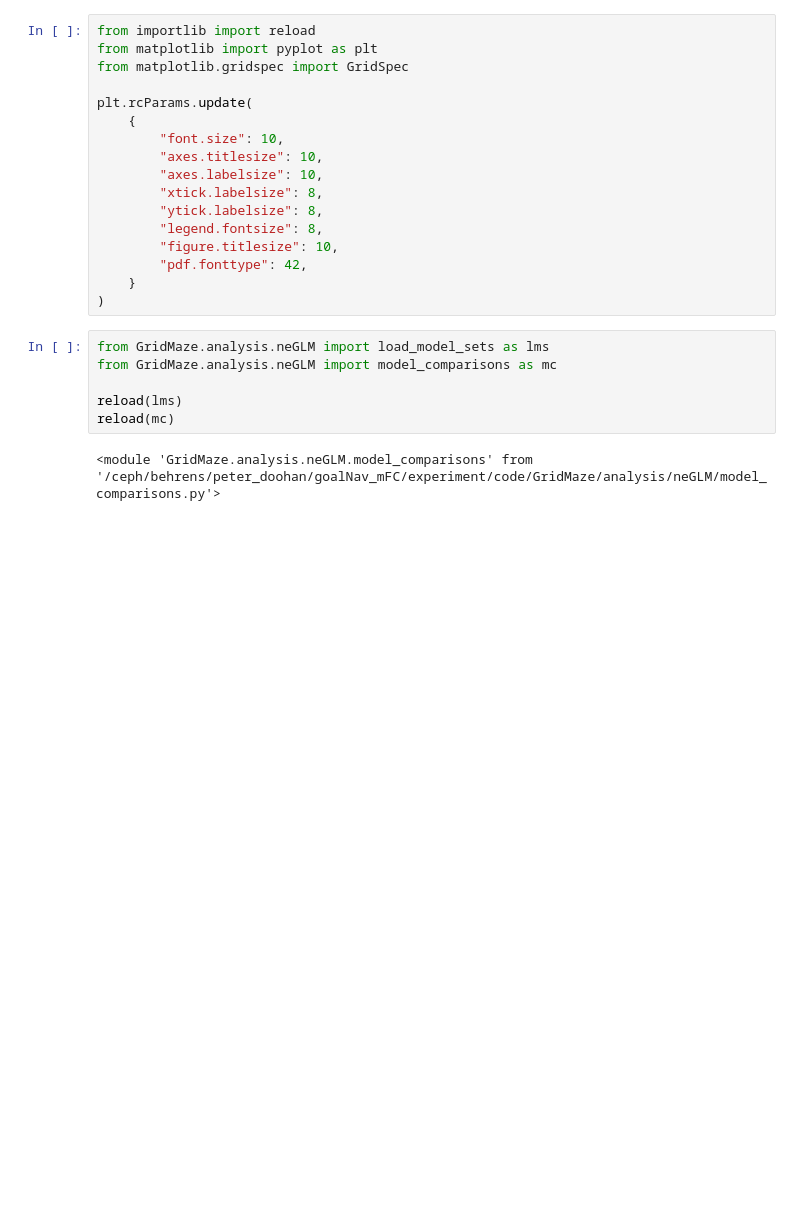
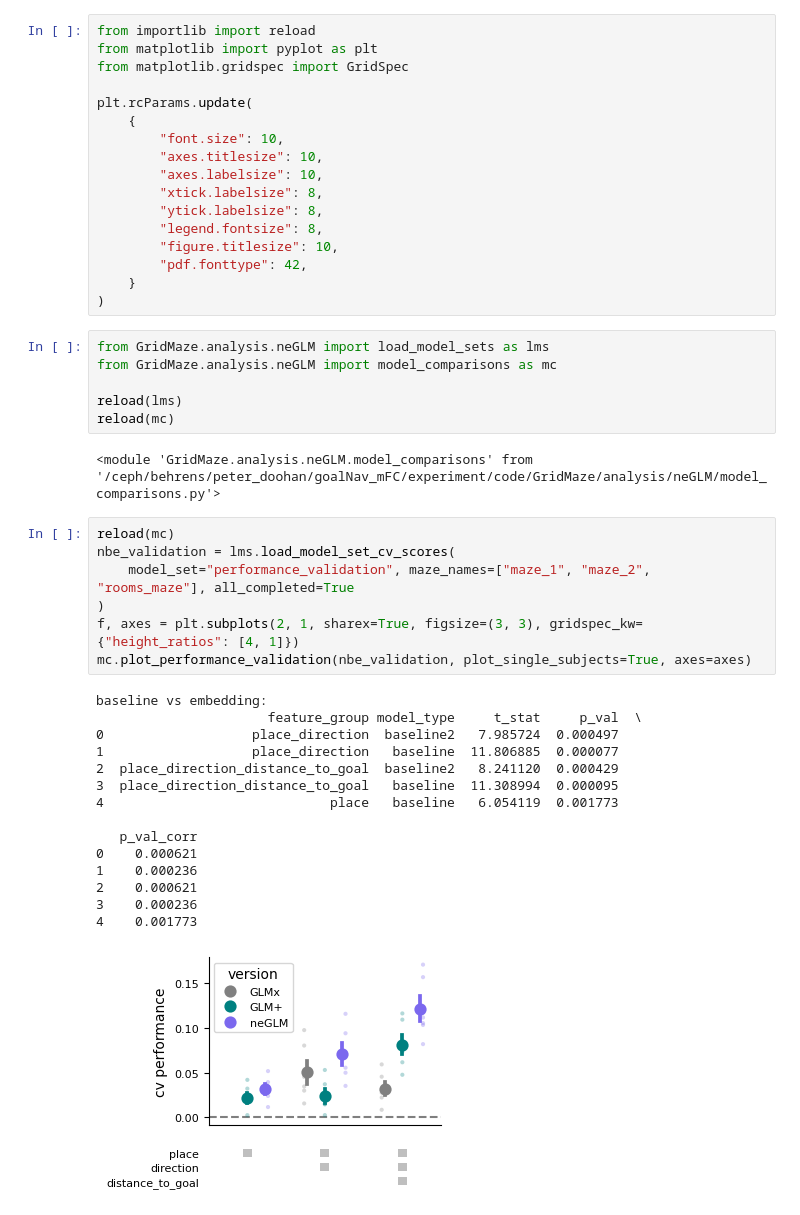
Before and after one commit to peterdoohan/GridMaze-mFC, a Jupyter notebook: Notebooks/6.neGLM.ipynb, the cells around one changed output. Cells and saved outputs as stored; diff of their text form; blank space fills up the shorter version.

```diff
--- a/Notebooks/6.neGLM.ipynb
+++ b/Notebooks/6.neGLM.ipynb
@@ -30,3 +30,26 @@ reload(lms)
 reload(mc)
 # %% [output]
 <module 'GridMaze.analysis.neGLM.model_comparisons' from '/ceph/behrens/peter_doohan/goalNav_mFC/experiment/code/GridMaze/analysis/neGLM/model_comparisons.py'>
+# %%
+reload(mc)
+nbe_validation = lms.load_model_set_cv_scores(
+    model_set="performance_validation", maze_names=["maze_1", "maze_2", "rooms_maze"], all_completed=True
+)
+f, axes = plt.subplots(2, 1, sharex=True, figsize=(3, 3), gridspec_kw={"height_ratios": [4, 1]})
+mc.plot_performance_validation(nbe_validation, plot_single_subjects=True, axes=axes)
+# %% [output]
+baseline vs embedding:
+                      feature_group model_type     t_stat     p_val  \
+0                   place_direction  baseline2   7.985724  0.000497
+1                   place_direction   baseline  11.806885  0.000077
+2  place_direction_distance_to_goal  baseline2   8.241120  0.000429
+3  place_direction_distance_to_goal   baseline  11.308994  0.000095
+4                             place   baseline   6.054119  0.001773
+
+   p_val_corr
+0    0.000621
+1    0.000236
+2    0.000621
+3    0.000236
+4    0.001773
+[figure, added]
```
Also changed, not shown: parts of 5 cells of this notebook, 2 other files.
